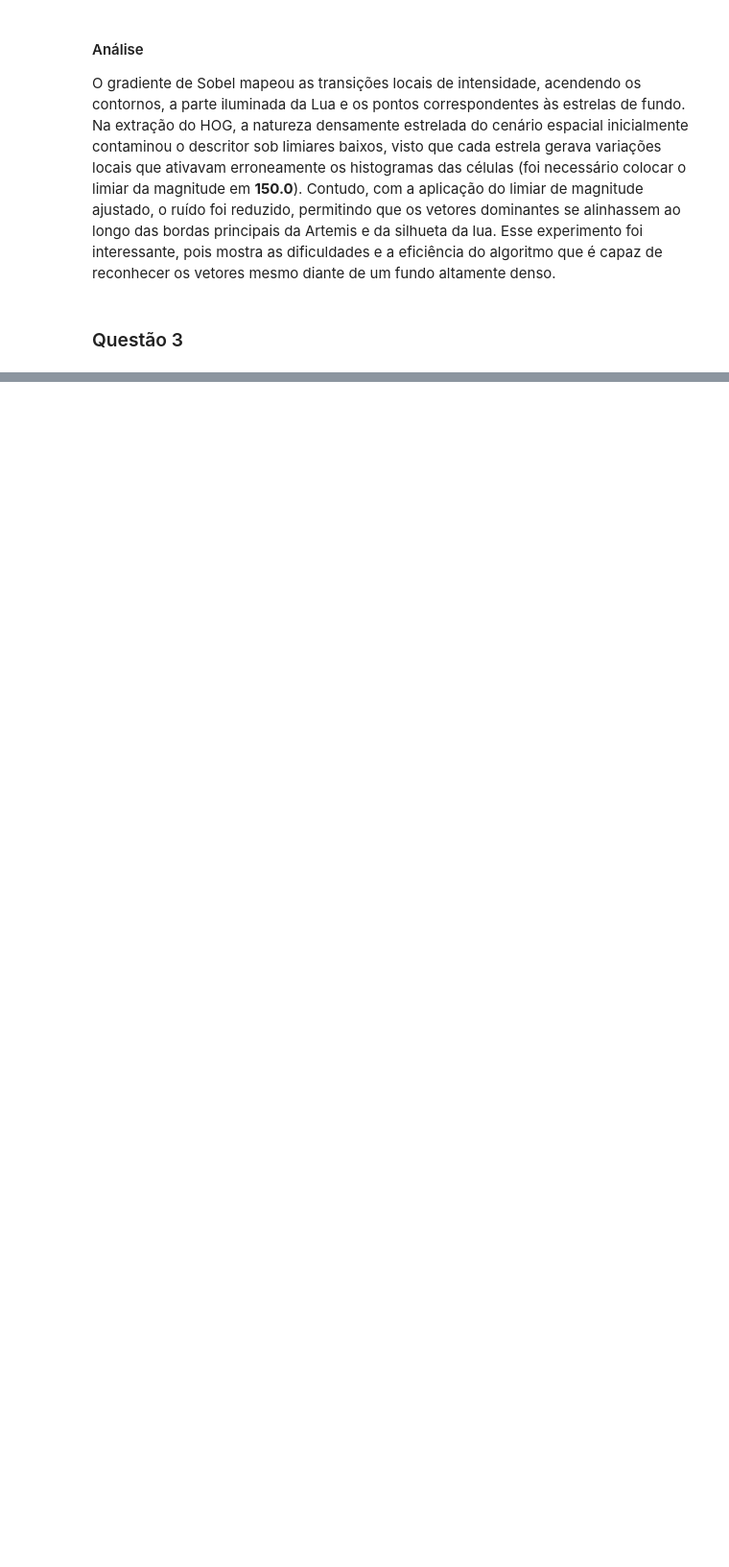
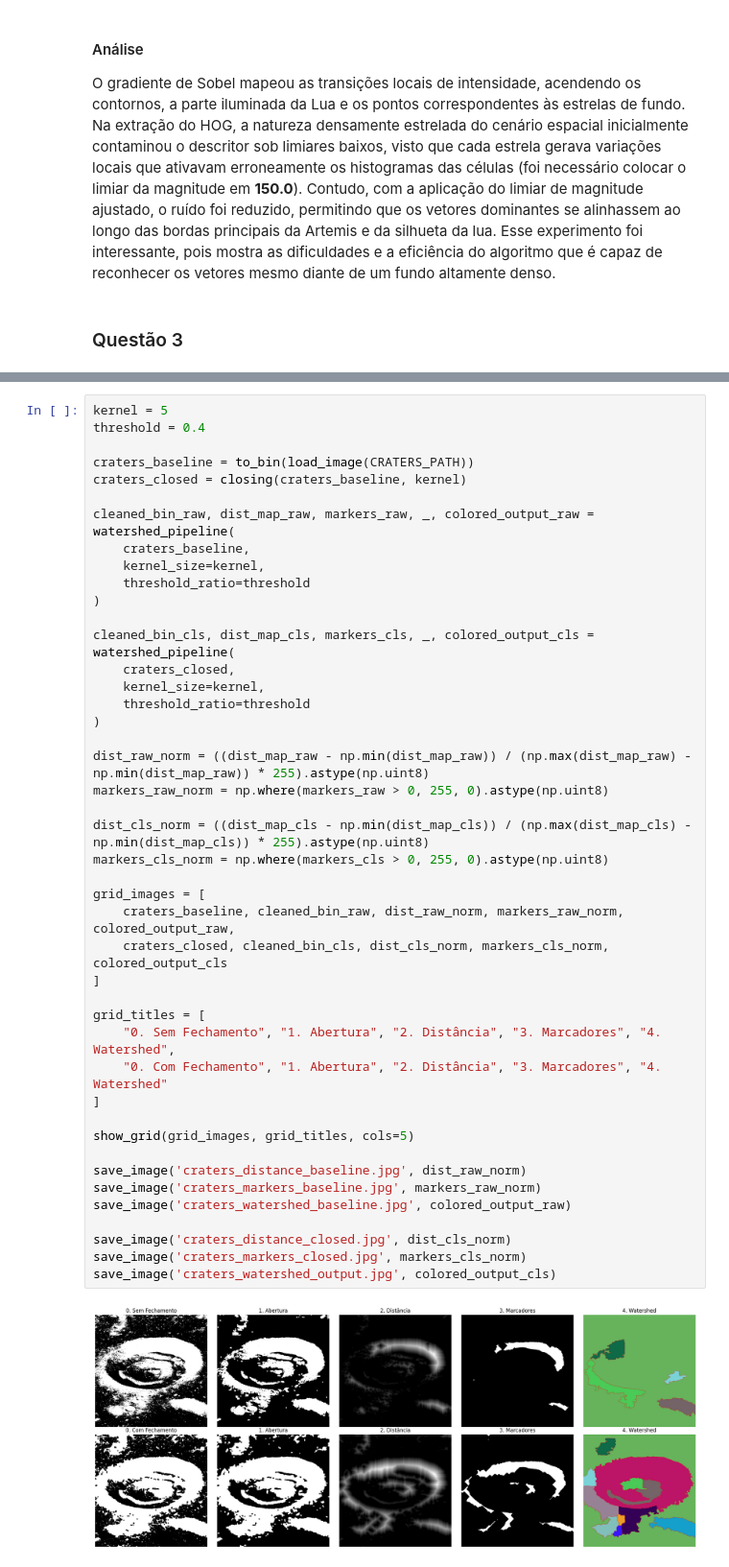
Before and after one commit to Vitorfol/Processamento-de-Imagens, a Jupyter notebook: 4/atv.ipynb, the cells around one changed output, grey strips where cells are left out. Shown at 96% size. Drawn from its saved outputs; the diff is of its cells as text; blank space fills up the shorter version.

```diff
--- a/4/atv.ipynb
+++ b/4/atv.ipynb
@@ -366,0 +514,46 @@ O gradiente de Sobel mapeou as transições locais de intensidade, acendendo os
+# %%
+kernel = 5
+threshold = 0.4
+
+craters_baseline = to_bin(load_image(CRATERS_PATH))
+craters_closed = closing(craters_baseline, kernel)
+
+cleaned_bin_raw, dist_map_raw, markers_raw, _, colored_output_raw = watershed_pipeline(
+    craters_baseline,
+    kernel_size=kernel,
+    threshold_ratio=threshold
+)
+
+cleaned_bin_cls, dist_map_cls, markers_cls, _, colored_output_cls = watershed_pipeline(
+    craters_closed,
+    kernel_size=kernel,
+    threshold_ratio=threshold
+)
+
+dist_raw_norm = ((dist_map_raw - np.min(dist_map_raw)) / (np.max(dist_map_raw) - np.min(dist_map_raw)) * 255).astype(np.uint8)
+markers_raw_norm = np.where(markers_raw > 0, 255, 0).astype(np.uint8)
+
+dist_cls_norm = ((dist_map_cls - np.min(dist_map_cls)) / (np.max(dist_map_cls) - np.min(dist_map_cls)) * 255).astype(np.uint8)
+markers_cls_norm = np.where(markers_cls > 0, 255, 0).astype(np.uint8)
+
+grid_images = [
+    craters_baseline, cleaned_bin_raw, dist_raw_norm, markers_raw_norm, colored_output_raw,
+    craters_closed, cleaned_bin_cls, dist_cls_norm, markers_cls_norm, colored_output_cls
+]
+
+grid_titles = [
+    "0. Sem Fechamento", "1. Abertura", "2. Distância", "3. Marcadores", "4. Watershed",
+    "0. Com Fechamento", "1. Abertura", "2. Distância", "3. Marcadores", "4. Watershed"
+]
+
+show_grid(grid_images, grid_titles, cols=5)
+
+save_image('craters_distance_baseline.jpg', dist_raw_norm)
+save_image('craters_markers_baseline.jpg', markers_raw_norm)
+save_image('craters_watershed_baseline.jpg', colored_output_raw)
+
+save_image('craters_distance_closed.jpg', dist_cls_norm)
+save_image('craters_markers_closed.jpg', markers_cls_norm)
+save_image('craters_watershed_output.jpg', colored_output_cls)
+# %% [output]
+[figure, added]
```
Also changed, not shown: parts of 12 cells of this notebook, 7 other files.
